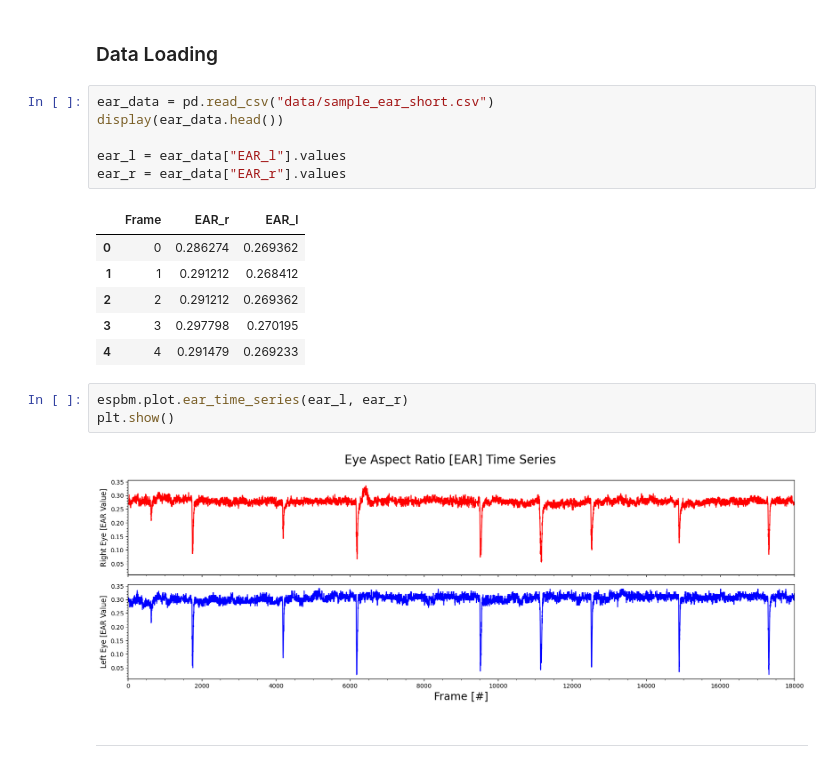
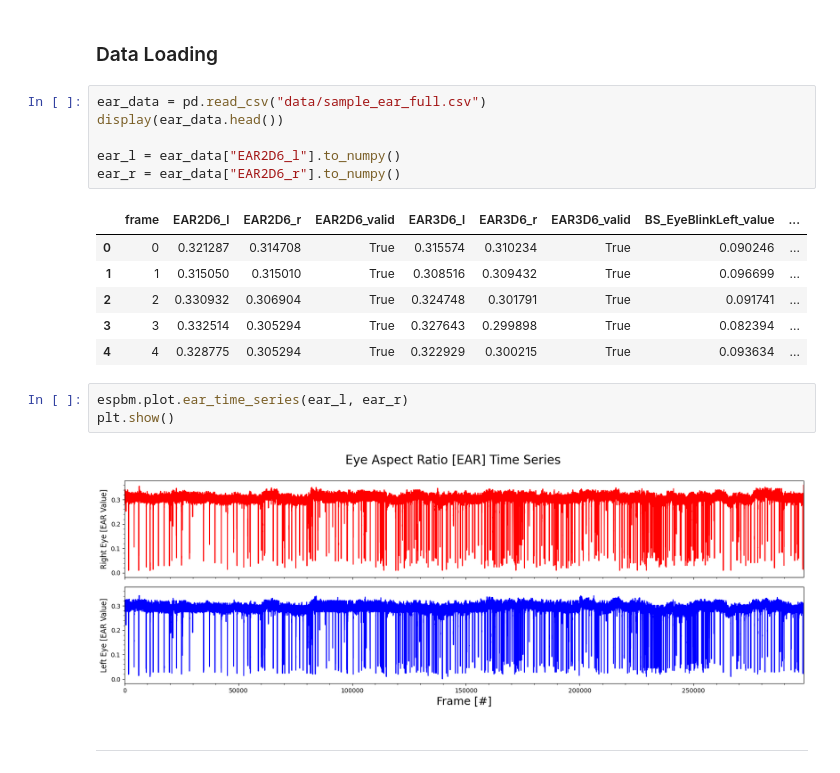
Before and after one commit to cvjena/ESPBM, a Jupyter notebook: sample_experiments/fitting.ipynb, the cells around one changed output. Saved outputs shown, nothing was run; the diff lists cells and outputs as text.

```diff
--- a/sample_experiments/fitting.ipynb
+++ b/sample_experiments/fitting.ipynb
@@ -15,23 +12,23 @@ import espbm
 # %% [markdown]
 ### Data Loading
 # %%
-ear_data = pd.read_csv("data/sample_ear_short.csv")
+ear_data = pd.read_csv("data/sample_ear_full.csv")
 display(ear_data.head())
 
-ear_l = ear_data["EAR_l"].values
-ear_r = ear_data["EAR_r"].values
+ear_l = ear_data["EAR2D6_l"].to_numpy()
+ear_r = ear_data["EAR2D6_r"].to_numpy()
 # %% [output]
-|  | Frame | EAR_r | EAR_l |
-| 0 | 0 | 0.286274 | 0.269362 |
-| 1 | 1 | 0.291212 | 0.268412 |
-| 2 | 2 | 0.291212 | 0.269362 |
-| 3 | 3 | 0.297798 | 0.270195 |
-| 4 | 4 | 0.291479 | 0.269233 |
+|  | frame | EAR2D6_l | EAR2D6_r | EAR2D6_valid | EAR3D6_l | EAR3D6_r | EAR3D6_valid | BS_EyeBlinkLeft_value | ... |
+| 0 | 0 | 0.321287 | 0.314708 | True | 0.315574 | 0.310234 | True | 0.090246 | ... |
+| 1 | 1 | 0.315050 | 0.315010 | True | 0.308516 | 0.309432 | True | 0.096699 | ... |
+| 2 | 2 | 0.330932 | 0.306904 | True | 0.324748 | 0.301791 | True | 0.091741 | ... |
+| 3 | 3 | 0.332514 | 0.305294 | True | 0.327643 | 0.299898 | True | 0.082394 | ... |
+| 4 | 4 | 0.328775 | 0.305294 | True | 0.322929 | 0.300215 | True | 0.093634 | ... |
 # %%
 espbm.plot.ear_time_series(ear_l, ear_r)
 plt.show()
 # %% [output]
-[figure, old version]
+[figure, new version]
 # %% [markdown]
 ----
 # %%
```
Also changed, not shown: parts of 5 cells of this notebook, 5 other files.
